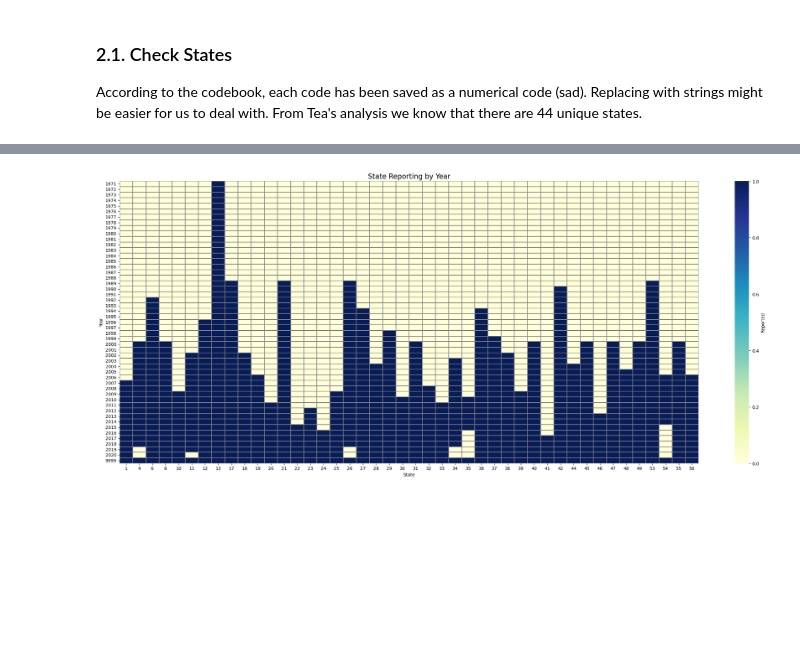
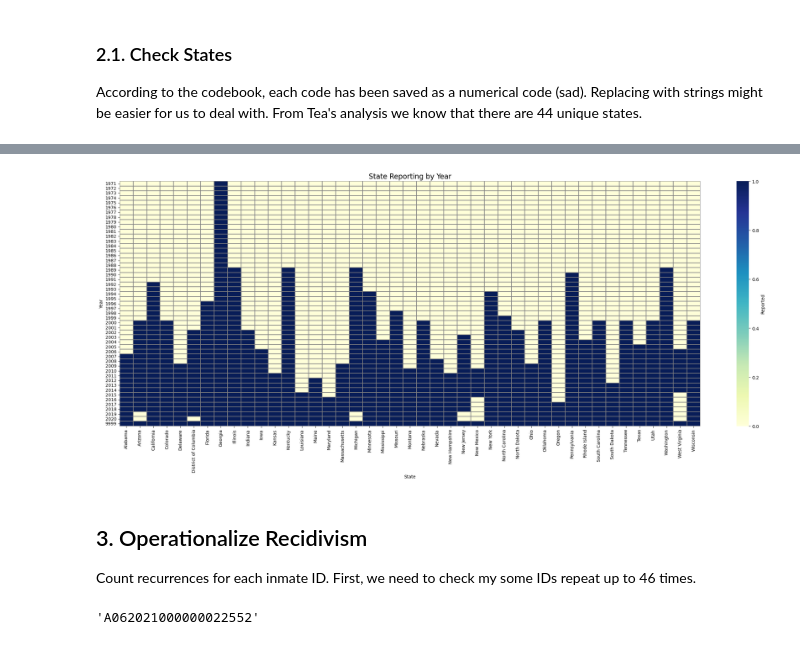
Before and after one commit to TeaTafaj/Recidivism-Education, a Jupyter notebook: eda.ipynb, the cells around one changed output, grey strips where cells are left out. Cells and saved outputs as stored; diff of their text form; code cells hidden in the pictures; blank space fills up the shorter version.

Commit message:
state names in the last chart

```diff
--- a/eda.ipynb
+++ b/eda.ipynb
@@ -220,23 +287,32 @@ According to the codebook, each code has been saved as a numerical code (sad). R
 # %%
 import matplotlib.pyplot as plt
 import seaborn as sns
 
 # Create presence matrix
-presence = df.groupby(["RELEASEYR", "STATE"]).size().unstack(fill_value=0).clip(upper=1)
+presence = (
+    df.groupby(["RELEASEYR", "STATE_NAME"]).size().unstack(fill_value=0).clip(upper=1)
+)
 
 # Plot
 plt.figure(figsize=(24, 10))
 sns.heatmap(
     presence,
     cmap="YlGnBu",
     linewidths=0.3,
     linecolor="gray",
     cbar_kws={"label": "Reported"},
 )
 plt.title("State Reporting by Year", fontsize=16)
 plt.xlabel("State")
 plt.ylabel("Year")
 plt.tight_layout()
 plt.show()
 # %% [output]
-[figure, old version]
+[figure, new version]
+# %% [markdown]
+## 3. Operationalize Recidivism
+Count recurrences for each inmate ID. First, we need to check my some IDs repeat up to 46 times.
+# %%
+df["ABT_INMATE_ID"].value_counts().index[0]
+# %% [output]
+'A062021000000022552'
```
Also changed, not shown: parts of 5 cells of this notebook.
